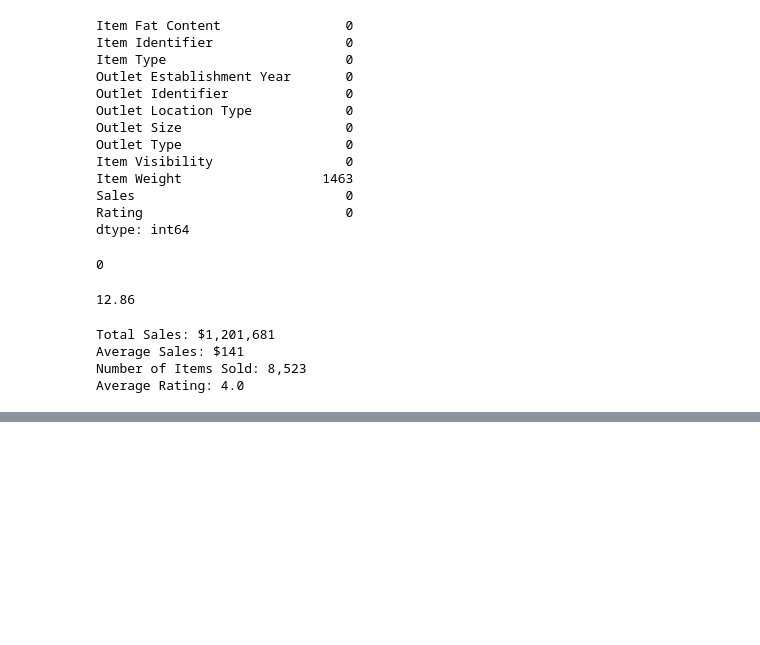
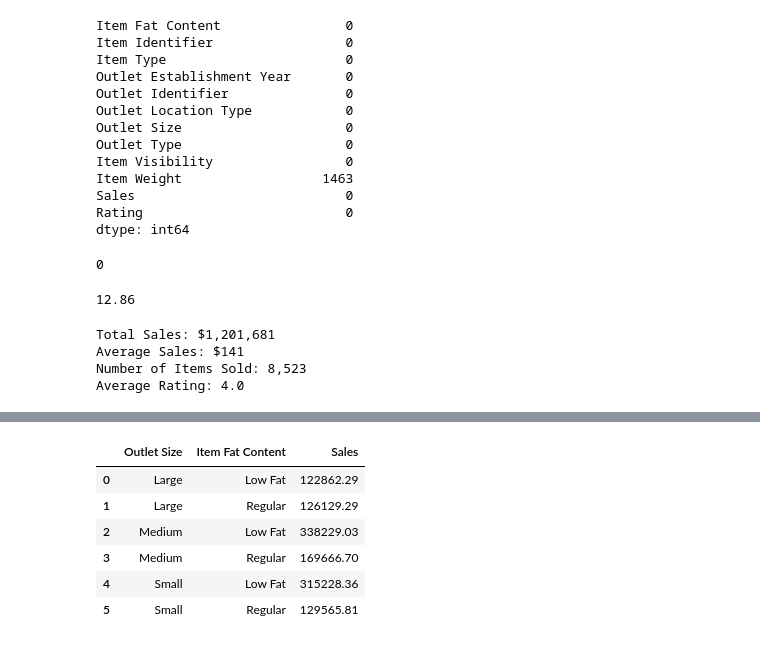
Before and after one commit to Akshay-Paunikar/Blinkit_Data_Analysis, a Jupyter notebook: blinkit_data_analysis.ipynb, the cells around one changed output, grey strips where cells are left out. Saved outputs shown, nothing was run; the diff lists cells and outputs as text; code cells hidden in the pictures; blank space fills up the shorter version.

```diff
--- a/blinkit_data_analysis.ipynb
+++ b/blinkit_data_analysis.ipynb
@@ -281,0 +273,11 @@ Name: Rating, dtype: float64
+# %%
+# Outlet Size & Item Fat Content
+df.groupby(['Outlet Size', 'Item Fat Content'])['Sales'].sum().round(2).reset_index()
+# %% [output]
+|  | Outlet Size | Item Fat Content | Sales |
+| 0 | Large | Low Fat | 122862.29 |
+| 1 | Large | Regular | 126129.29 |
+| 2 | Medium | Low Fat | 338229.03 |
+| 3 | Medium | Regular | 169666.70 |
+| 4 | Small | Low Fat | 315228.36 |
+| 5 | Small | Regular | 129565.81 |
```
Also changed, not shown: parts of 9 cells of this notebook.
